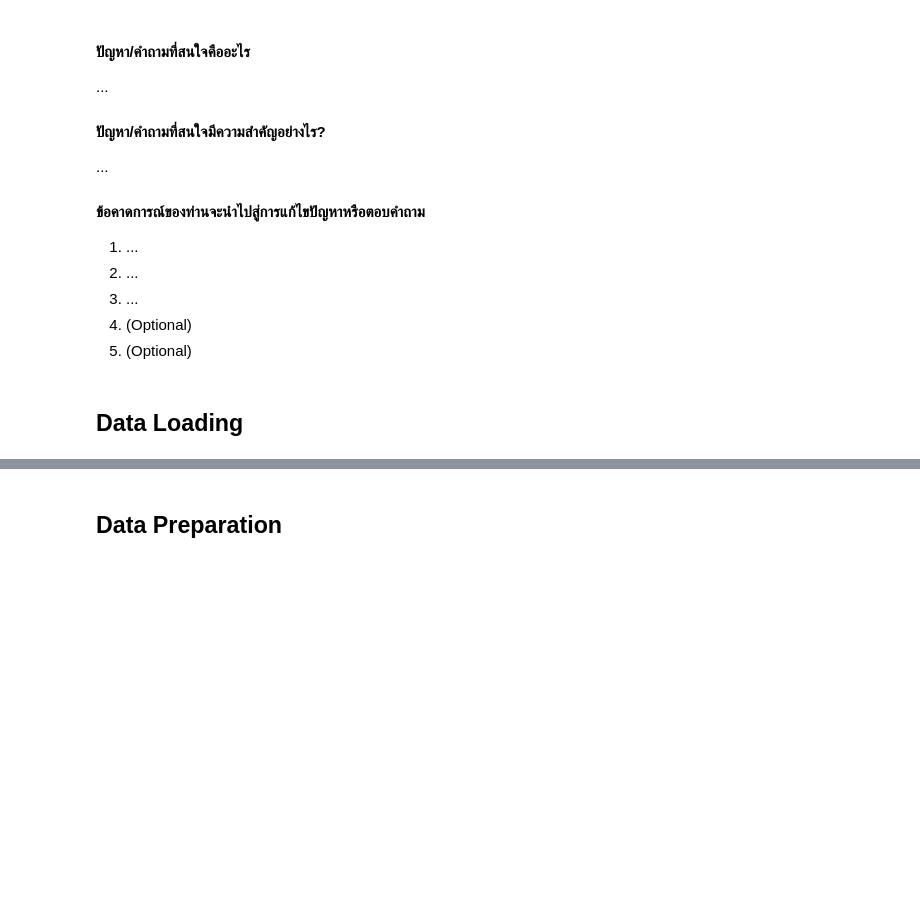
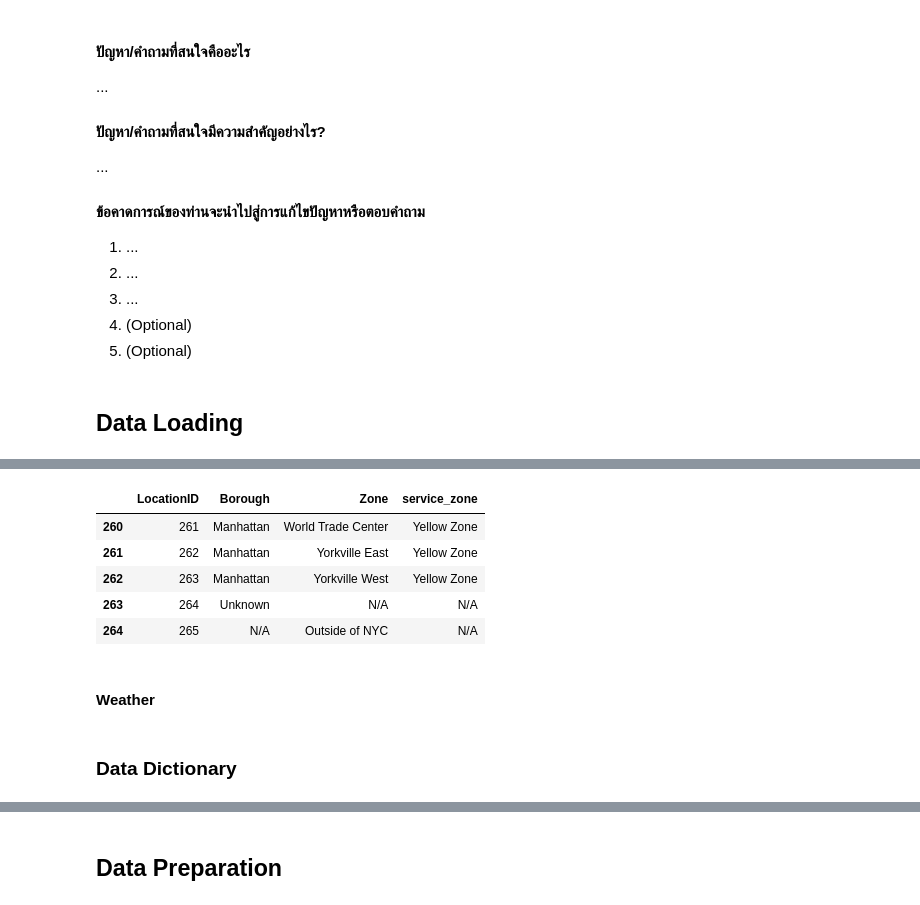
Before and after one commit to RatchanonPa/Data-Warehouse-and-Big-Data-Analytics, a Jupyter notebook: Data_Analytics_and_Modeling.ipynb, the cells around one changed output, grey strips where cells are left out. Drawn from its saved outputs; the diff is of its cells as text; code cells hidden in the pictures; blank space fills up the shorter version.

```diff
--- a/Data_Analytics_and_Modeling.ipynb
+++ b/Data_Analytics_and_Modeling.ipynb
@@ -87,0 +278,11 @@
+# %%
+zone = zone.copy()
+zone.fillna('N/A', inplace=True)
+zone.tail()
+# %% [output]
+|  | LocationID | Borough | Zone | service_zone |
+| 260 | 261 | Manhattan | World Trade Center | Yellow Zone |
+| 261 | 262 | Manhattan | Yorkville East | Yellow Zone |
+| 262 | 263 | Manhattan | Yorkville West | Yellow Zone |
+| 263 | 264 | Unknown | N/A | N/A |
+| 264 | 265 | N/A | Outside of NYC | N/A |
@@ -87,0 +294,4 @@
+# %% [markdown]
+#### Weather
+# %% [markdown]
+### Data Dictionary
```
Also changed, not shown: parts of 20 cells of this notebook.
